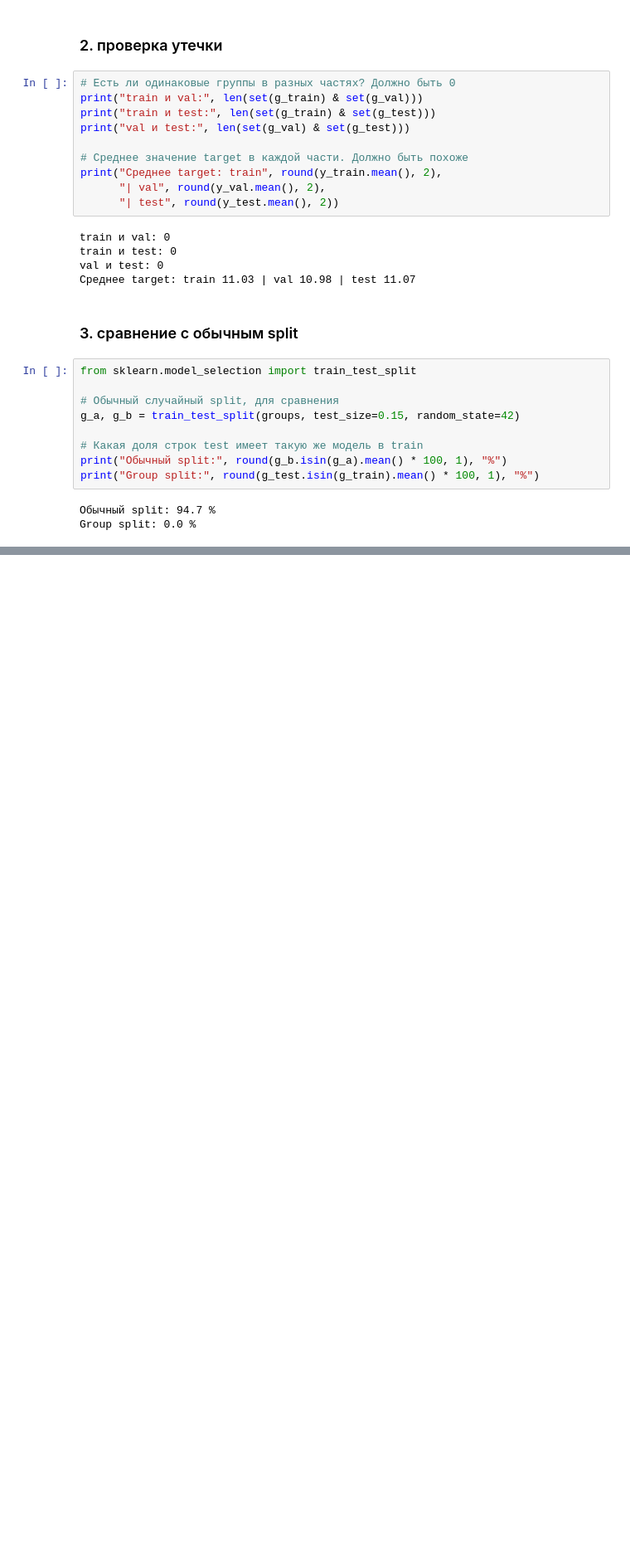
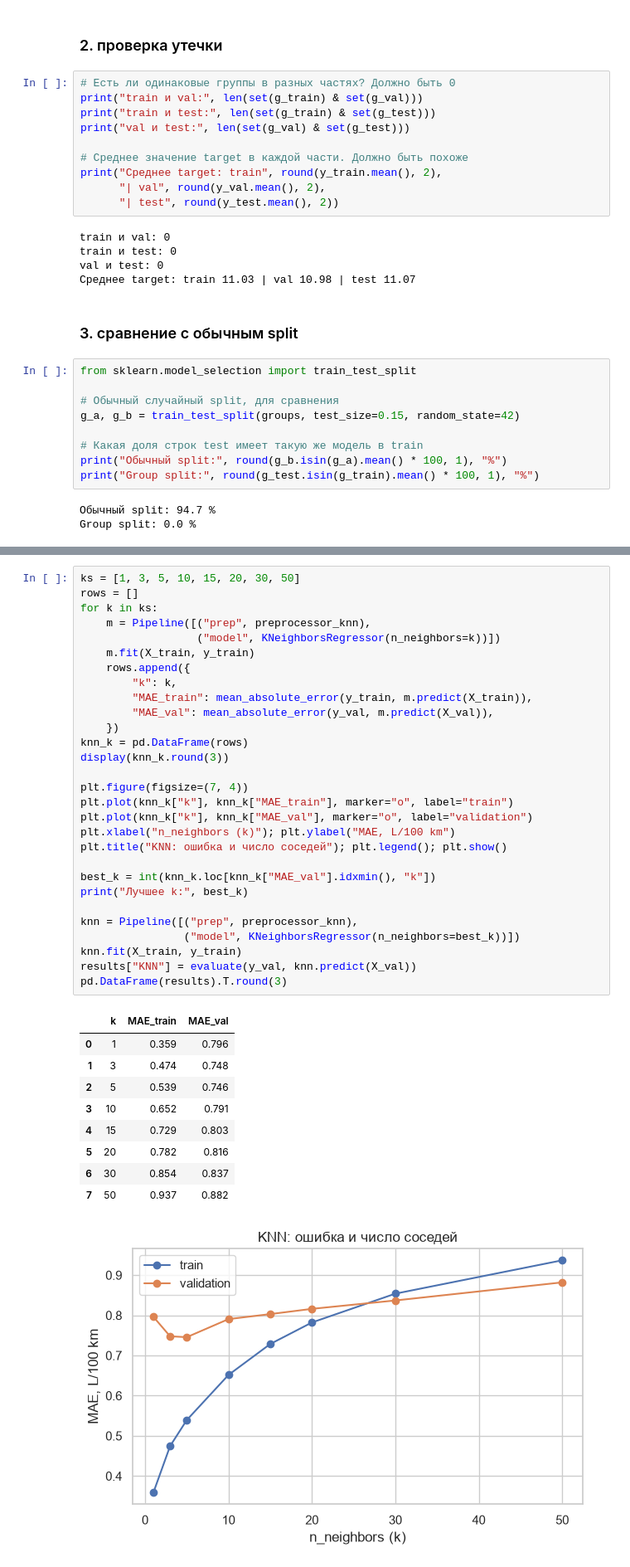
Before and after one commit to isk0nka-dot/Vehicle-Fuel-Efficiency, a Jupyter notebook: notebooks/midterm.ipynb, the cells around one changed output, grey strips where cells are left out. Shown at 83% size. Drawn from its saved outputs; the diff is of its cells as text; blank space fills up the shorter version.

```diff
--- a/notebooks/midterm.ipynb
+++ b/notebooks/midterm.ipynb
@@ -891,0 +1092,40 @@ Group split: 0.0 %
+# %%
+ks = [1, 3, 5, 10, 15, 20, 30, 50]
+rows = []
+for k in ks:
+    m = Pipeline([("prep", preprocessor_knn),
+                  ("model", KNeighborsRegressor(n_neighbors=k))])
+    m.fit(X_train, y_train)
+    rows.append({
+        "k": k,
+        "MAE_train": mean_absolute_error(y_train, m.predict(X_train)),
+        "MAE_val": mean_absolute_error(y_val, m.predict(X_val)),
+    })
+knn_k = pd.DataFrame(rows)
+display(knn_k.round(3))
+
+plt.figure(figsize=(7, 4))
+plt.plot(knn_k["k"], knn_k["MAE_train"], marker="o", label="train")
+plt.plot(knn_k["k"], knn_k["MAE_val"], marker="o", label="validation")
+plt.xlabel("n_neighbors (k)"); plt.ylabel("MAE, L/100 km")
+plt.title("KNN: ошибка и число соседей"); plt.legend(); plt.show()
+
+best_k = int(knn_k.loc[knn_k["MAE_val"].idxmin(), "k"])
+print("Лучшее k:", best_k)
+
+knn = Pipeline([("prep", preprocessor_knn),
+                ("model", KNeighborsRegressor(n_neighbors=best_k))])
+knn.fit(X_train, y_train)
+results["KNN"] = evaluate(y_val, knn.predict(X_val))
+pd.DataFrame(results).T.round(3)
+# %% [output]
+|  | k | MAE_train | MAE_val |
+| 0 | 1 | 0.359 | 0.796 |
+| 1 | 3 | 0.474 | 0.748 |
+| 2 | 5 | 0.539 | 0.746 |
+| 3 | 10 | 0.652 | 0.791 |
+| 4 | 15 | 0.729 | 0.803 |
+| 5 | 20 | 0.782 | 0.816 |
+| 6 | 30 | 0.854 | 0.837 |
+| 7 | 50 | 0.937 | 0.882 |
+[figure, added]
```
Also changed, not shown: parts of 32 cells of this notebook.
